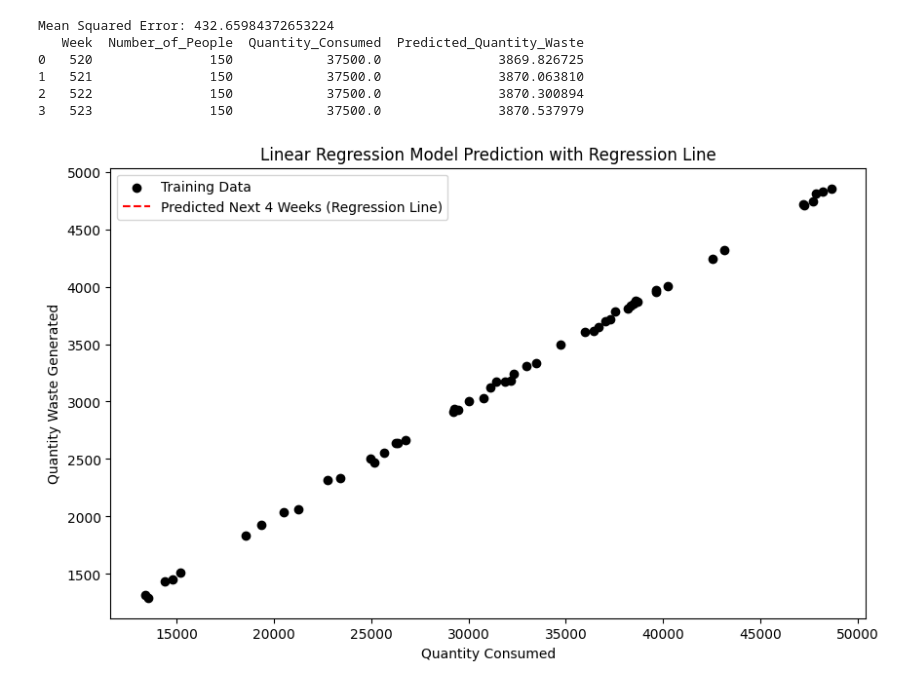
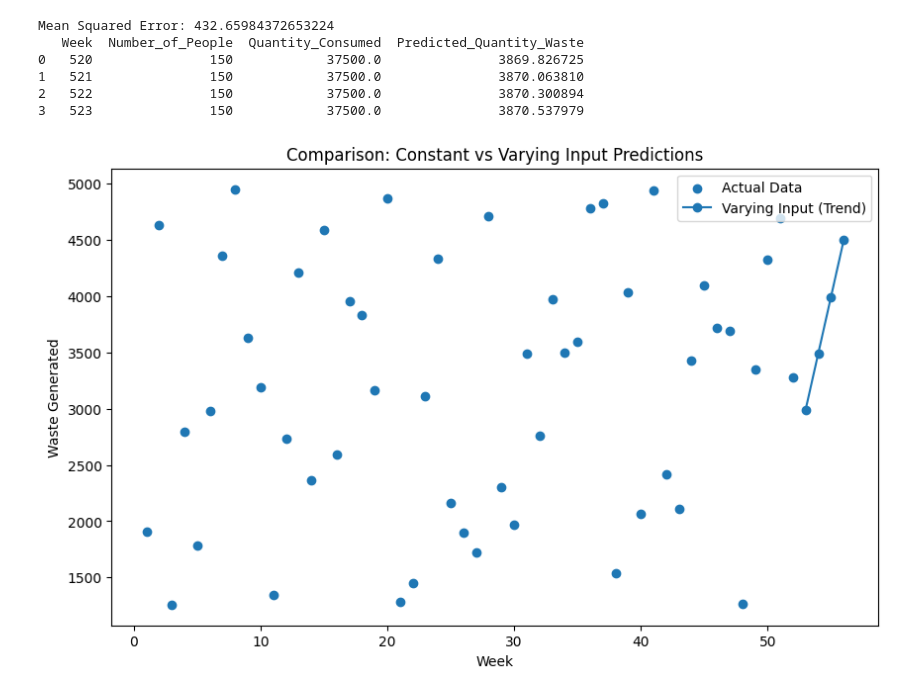
Before and after one commit to Prarthana234/Google-Solutions, a Jupyter notebook: hotel.ipynb, the cells around one changed output. Drawn from its saved outputs; the diff is of its cells as text; code cells hidden in the pictures.

```diff
--- a/hotel.ipynb
+++ b/hotel.ipynb
@@ -247,79 +255,86 @@ from sklearn.model_selection import train_test_split
 from sklearn.linear_model import LinearRegression
 import matplotlib.pyplot as plt
 
-def train_linear_regression_model():
-    # Generate synthetic data
+# ---------------------------
+# TRAIN MODEL
+# ---------------------------
+def train_model():
     weeks = np.arange(1, 53)
     num_people = np.random.randint(50, 200, size=len(weeks))
+
     quantity_consumed = 0.5 * (500 * num_people) + np.random.normal(0, 100, size=len(weeks))
     quantity_waste_generated = 0.5 * (0.2 * quantity_consumed) + np.random.normal(0, 20, size=len(weeks))
 
-    # Create a DataFrame
-    hotel_data = pd.DataFrame({
+    data = pd.DataFrame({
         'Week': weeks,
         'Number_of_People': num_people,
         'Quantity_Consumed': quantity_consumed,
         'Quantity_Waste_Generated': quantity_waste_generated
     })
 
-    # Split the data into features (X) and target variable (y)
-    X = hotel_data[['Week', 'Number_of_People', 'Quantity_Consumed']]
-    y = hotel_data['Quantity_Waste_Generated']
+    X = data[['Week', 'Number_of_People', 'Quantity_Consumed']]
+    y = data['Quantity_Waste_Generated']
 
-    # Split the data into training and testing sets
-    X_train, X_test, y_train, y_test = train_test_split(X, y, test_size=0.2, random_state=42)
+    model = LinearRegression()
+    model.fit(X, y)
 
-    # Train a linear regression model
-    model = LinearRegression()
-    model.fit(X_train, y_train)
+    return model, data
 
-    return model, hotel_data
 
-def predict_next_n_weeks(model, hotel_data, n=4):
-    # Predict waste generated for the next n weeks
-    last_week = hotel_data['Week'].max()
-    next_weeks = np.arange(last_week + 1, last_week + n + 1)
 
-    # Assuming constant number of people for the next n weeks
-    num_people_next_weeks = np.full_like(next_weeks, fill_value=150)
 
-    # Assuming quantity consumed is 50% linear to the number of people for the next n weeks
-    quantity_consumed_next_weeks = 0.5 * (500 * num_people_next_weeks)
 
-    # Create a DataFrame for the next n weeks
-    next_weeks_data = pd.DataFrame({
-        'Week': next_weeks,
-        'Number_of_People': num_people_next_weeks,
-        'Quantity_Consumed': quantity_consumed_next_weeks
+# ---------------------------
+# VARYING INPUT (trend line)
+# ---------------------------
+def predict_varying(model, data, n=4):
+    last_week = data['Week'].max()
+    weeks = np.arange(last_week + 1, last_week + n + 1)
+
+    num_people = np.array([120, 140, 160, 180])  # varying
+    quantity_consumed = 0.5 * (500 * num_people)
+
+    df = pd.DataFrame({
+        'Week': weeks,
+        'Number_of_People': num_people,
+        'Quantity_Consumed': quantity_consumed
     })
 
-    # Predict waste generated for the next n weeks using the trained model
-    next_weeks_data['Predicted_Quantity_Waste'] = model.predict(next_weeks_data[['Week', 'Number_of_People', 'Quantity_Consumed']])
+    df['Predicted'] = model.predict(df)
+    return df
 
-    return next_weeks_data
 
-# Train the model and get training data
-trained_model, training_data = train_linear_regression_model()
+# ---------------------------
+# MAIN
+# ---------------------------
+model, data = train_model()
 
-# Predict waste for the next 4 weeks
-predicted_next_weeks_data = predict_next_n_weeks(trained_model, training_data, n=4)
+const_pred = predict_constant(model, data)
+var_pred = predict_varying(model, data)
 
-# Plotting
+# ---------------------------
+# PLOT
+# ---------------------------
 plt.figure(figsize=(10, 6))
 
-# Plot training data
-plt.scatter(training_data['Quantity_Consumed'], training_data['Quantity_Waste_Generated'], color='black', label='Training Data')
+# Actual data
+plt.scatter(data['Week'], data['Quantity_Waste_Generated'],
+            label='Actual Data')
 
-# Plot predicted data for the next 4 weeks as a line of regression
-plt.plot(predicted_next_weeks_data['Quantity_Consumed'], predicted_next_weeks_data['Predicted_Quantity_Waste'], color='red', label='Predicted Next 4 Weeks (Regression Line)', linestyle='--')
 
-plt.xlabel('Quantity Consumed')
-plt.ylabel('Quantity Waste Generated')
+
+# Varying prediction (trend)
+plt.plot(var_pred['Week'], var_pred['Predicted'],
+         linestyle='-', marker='o',
+         label='Varying Input (Trend)')
+
+plt.xlabel('Week')
+plt.ylabel('Waste Generated')
+plt.title('Comparison: Constant vs Varying Input Predictions')
 plt.legend()
-plt.title('Linear Regression Model Prediction with Regression Line')
 plt.show()
 # %% [output]
-[figure, old version]
+[figure, new version]
 # %%
 import numpy as np
 import pandas as pd
```
Also changed, not shown: parts of 3 cells of this notebook.
